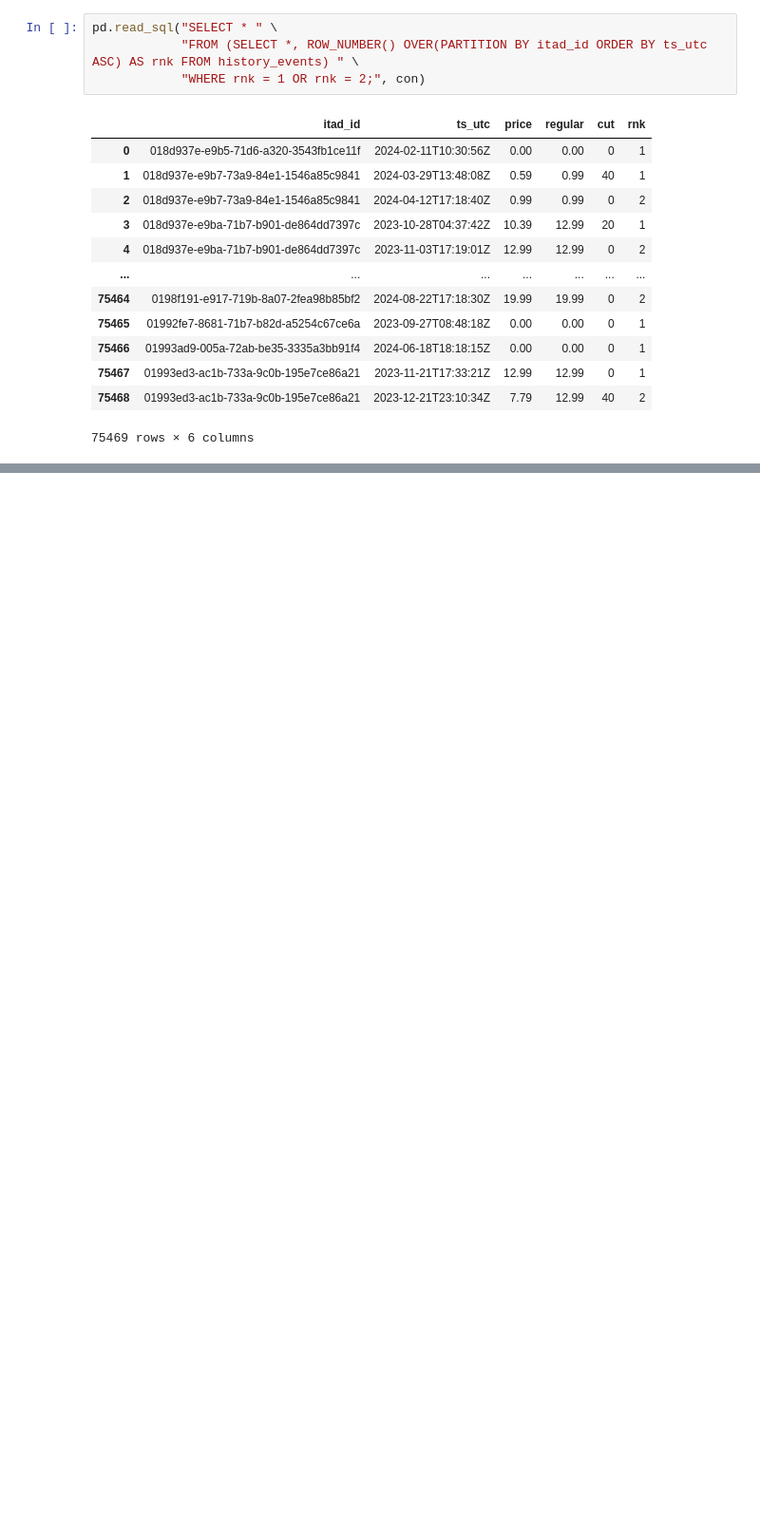
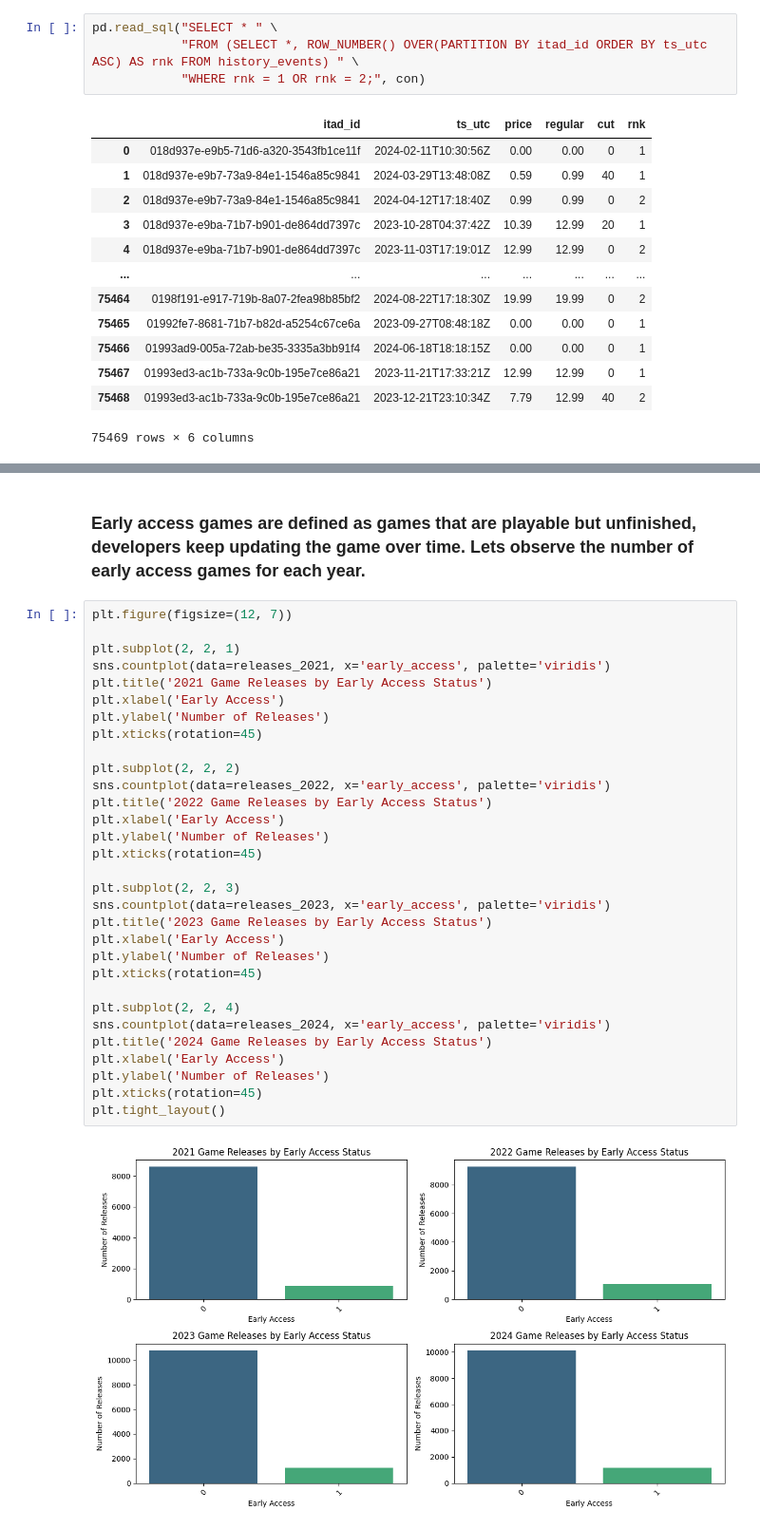
Before and after one commit to faraz1272/steam-discount-forecast, a Jupyter notebook: notebooks/EDA_Experimentation.ipynb, the cells around one changed output, grey strips where cells are left out. Shown at 95% size. Saved outputs shown, nothing was run; the diff lists cells and outputs as text; blank space fills up the shorter version.

```diff
--- a/notebooks/EDA_Experimentation.ipynb
+++ b/notebooks/EDA_Experimentation.ipynb
@@ -39,0 +121,35 @@ pd.read_sql("SELECT * FROM games;", con)
+# %% [markdown]
+### Early access games are defined as games that are playable but unfinished, developers keep updating the game over time. Lets observe the number of early access games for each year.
+# %%
+plt.figure(figsize=(12, 7))
+
+plt.subplot(2, 2, 1)
+sns.countplot(data=releases_2021, x='early_access', palette='viridis')
+plt.title('2021 Game Releases by Early Access Status')
+plt.xlabel('Early Access')
+plt.ylabel('Number of Releases')
+plt.xticks(rotation=45)
+
+plt.subplot(2, 2, 2)
+sns.countplot(data=releases_2022, x='early_access', palette='viridis')
+plt.title('2022 Game Releases by Early Access Status')
+plt.xlabel('Early Access')
+plt.ylabel('Number of Releases')
+plt.xticks(rotation=45)
+
+plt.subplot(2, 2, 3)
+sns.countplot(data=releases_2023, x='early_access', palette='viridis')
+plt.title('2023 Game Releases by Early Access Status')
+plt.xlabel('Early Access')
+plt.ylabel('Number of Releases')
+plt.xticks(rotation=45)
+
+plt.subplot(2, 2, 4)
+sns.countplot(data=releases_2024, x='early_access', palette='viridis')
+plt.title('2024 Game Releases by Early Access Status')
+plt.xlabel('Early Access')
+plt.ylabel('Number of Releases')
+plt.xticks(rotation=45)
+plt.tight_layout()
+# %% [output]
+[figure, added]
```
Also changed, not shown: parts of 29 cells of this notebook.
